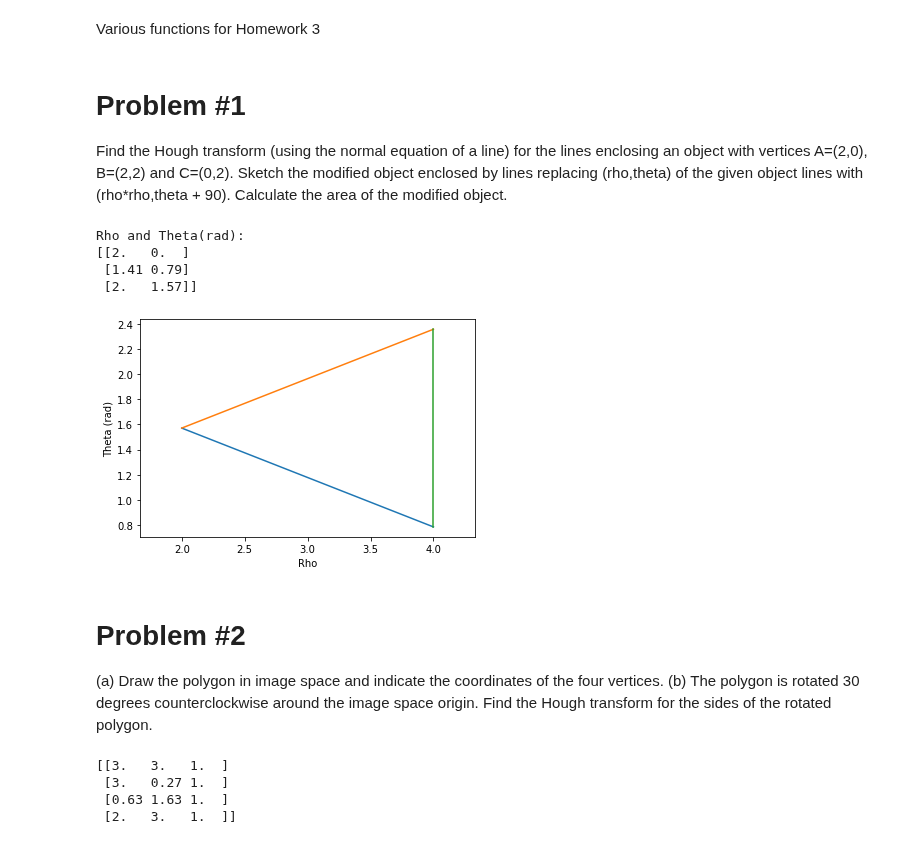
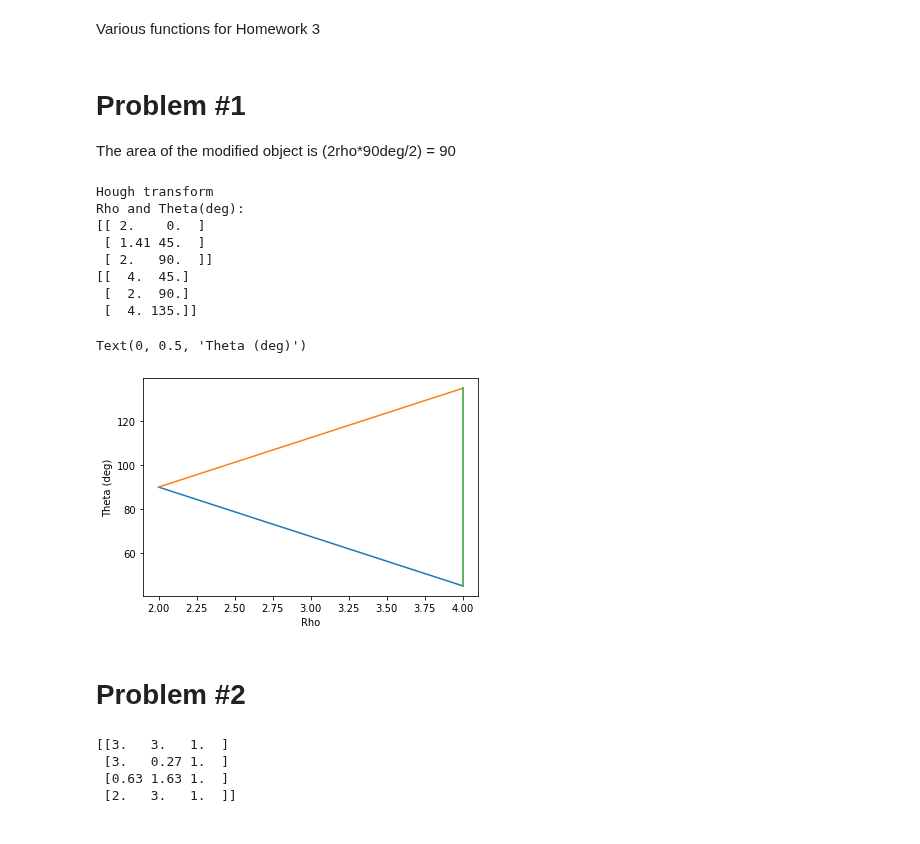
Before and after one commit to Tsmorz/computer-vision, a Jupyter notebook: homework/EECE5639-HW3.ipynb, the cells around one changed output. Saved outputs shown, nothing was run; the diff lists cells and outputs as text; code cells hidden in the pictures.

```diff
--- a/homework/EECE5639-HW3.ipynb
+++ b/homework/EECE5639-HW3.ipynb
@@ -160,45 +161,48 @@ def norm_cross_corr(image,filter):
             ncc[i,j] = np.dot(norm_f,norm_g)
 
     return ncc
-# %% [markdown]
-# Problem #1
-Find the Hough transform (using the normal equation of a line) for the lines enclosing an object
-with vertices A=(2,0), B=(2,2) and C=(0,2). Sketch the modified object enclosed by lines replacing
-(rho,theta) of the given object lines with (rho*rho,theta + 90). Calculate the area of the modified
-object.
+# %% [markdown]
+# Problem #1
+The area of the modified object is (2rho*90deg/2) = 90
 # %%
 A = [2,0]
 B = [2,2]
 C = [0,2]
 points = np.vstack([A,B,C])
 r,c = points.shape
 points = np.hstack([points, np.ones([r,1])])
 
 lines = points2lines(points)
 rhotheta = linear2hough(lines)
-print('Rho and Theta(rad):')
-print(np.around(rhotheta,2))
-angle = rhotheta[:,1]*180/np.pi
+
+rhodeg = np.copy(rhotheta)
+rhodeg[:,1] = rhodeg[:,1]*180/np.pi
+print('Hough transform')
+print('Rho and Theta(deg):')
+print(np.around(rhodeg,2))
 
 # Modified Object
 rhotheta[:,0] = rhotheta[:,0]**2
 rhotheta[:,1] = rhotheta[:,1]+np.pi/4
-verts2lines(rhotheta)
-plt.axis('equal')
+rhodeg = np.copy(rhotheta)
+rhodeg[:,1] = rhodeg[:,1]*180/np.pi
+print(np.around(rhodeg,2))
+verts2lines(rhodeg)
 plt.xlabel('Rho')
-plt.ylabel('Theta (rad)')
-plt.show()
+plt.ylabel('Theta (deg)')
 # %% [output]
-Rho and Theta(rad):
-[[2.   0.  ]
- [1.41 0.79]
- [2.   1.57]]
+Hough transform
+Rho and Theta(deg):
+[[ 2.    0.  ]
+ [ 1.41 45.  ]
+ [ 2.   90.  ]]
+[[  4.  45.]
+ [  2.  90.]
+ [  4. 135.]]
+Text(0, 0.5, 'Theta (deg)')
-[figure, old version]
+[figure, new version]
-# %% [markdown]
-# Problem #2
-(a) Draw the polygon in image space and indicate the coordinates of the four vertices.
-(b) The polygon is rotated 30 degrees counterclockwise around the image space origin. Find the
-Hough transform for the sides of the rotated polygon.
+# %% [markdown]
+# Problem #2
 # %%
 AB = [3,90]
 BC = [3,0]
```
Also changed, not shown: parts of 3 cells of this notebook.
